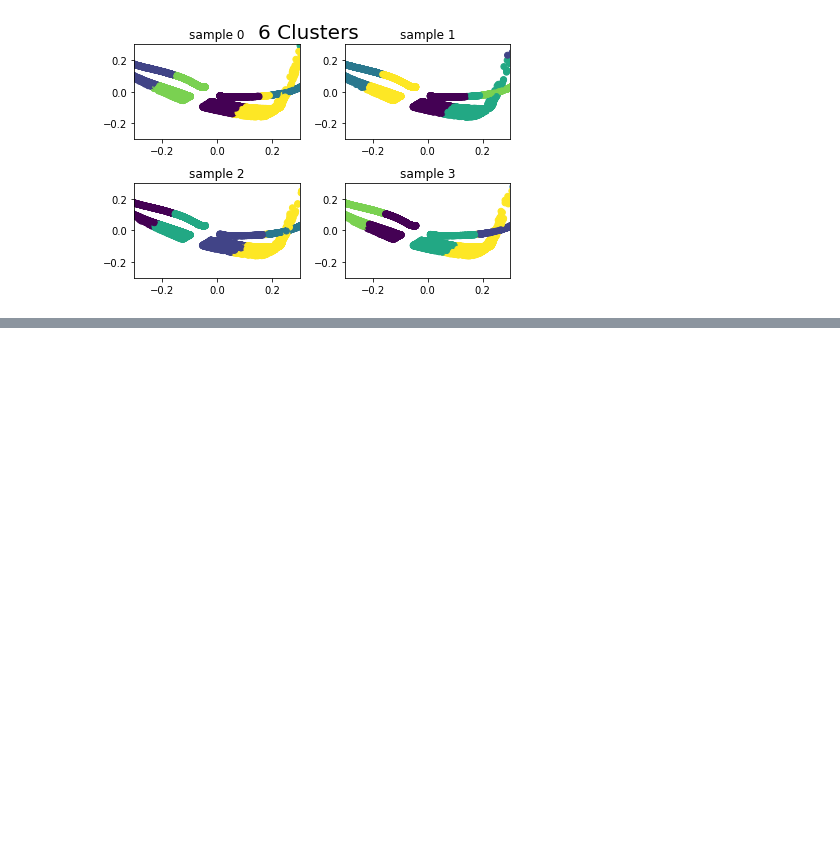
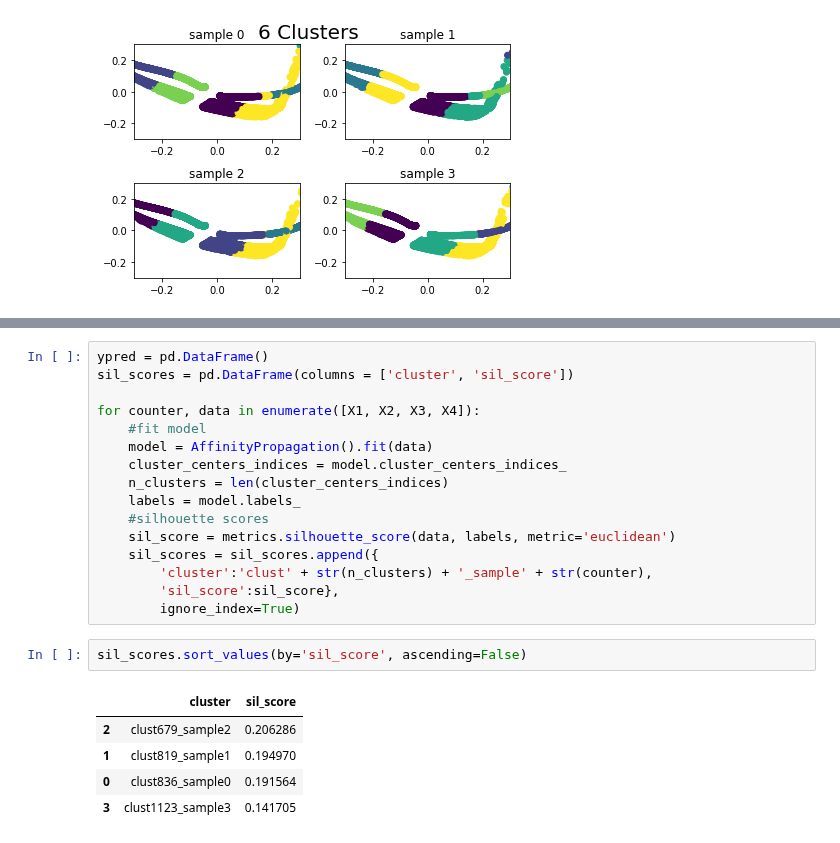
Before and after one commit to brianmcguckin/thinkful_unit_04_unsupervised_learning, a Jupyter notebook: 04_02_05_challenge_boston_marathon.ipynb, the cells around one changed output, grey strips where cells are left out. Cells and saved outputs as stored; diff of their text form; blank space fills up the shorter version.

```diff
--- a/04_02_05_challenge_boston_marathon.ipynb
+++ b/04_02_05_challenge_boston_marathon.ipynb
@@ -228,0 +394,24 @@ for cluster in range(2, 7):
+# %%
+ypred = pd.DataFrame()
+sil_scores = pd.DataFrame(columns = ['cluster', 'sil_score'])
+
+for counter, data in enumerate([X1, X2, X3, X4]):
+    #fit model
+    model = AffinityPropagation().fit(data)
+    cluster_centers_indices = model.cluster_centers_indices_
+    n_clusters = len(cluster_centers_indices)
+    labels = model.labels_
+    #silhouette scores
+    sil_score = metrics.silhouette_score(data, labels, metric='euclidean')
+    sil_scores = sil_scores.append({
+        'cluster':'clust' + str(n_clusters) + '_sample' + str(counter),
+        'sil_score':sil_score},
+        ignore_index=True)
+# %%
+sil_scores.sort_values(by='sil_score', ascending=False)
+# %% [output]
+|  | cluster | sil_score |
+| 2 | clust679_sample2 | 0.206286 |
+| 1 | clust819_sample1 | 0.194970 |
+| 0 | clust836_sample0 | 0.191564 |
+| 3 | clust1123_sample3 | 0.141705 |
```
Also changed, not shown: parts of 11 cells of this notebook.
